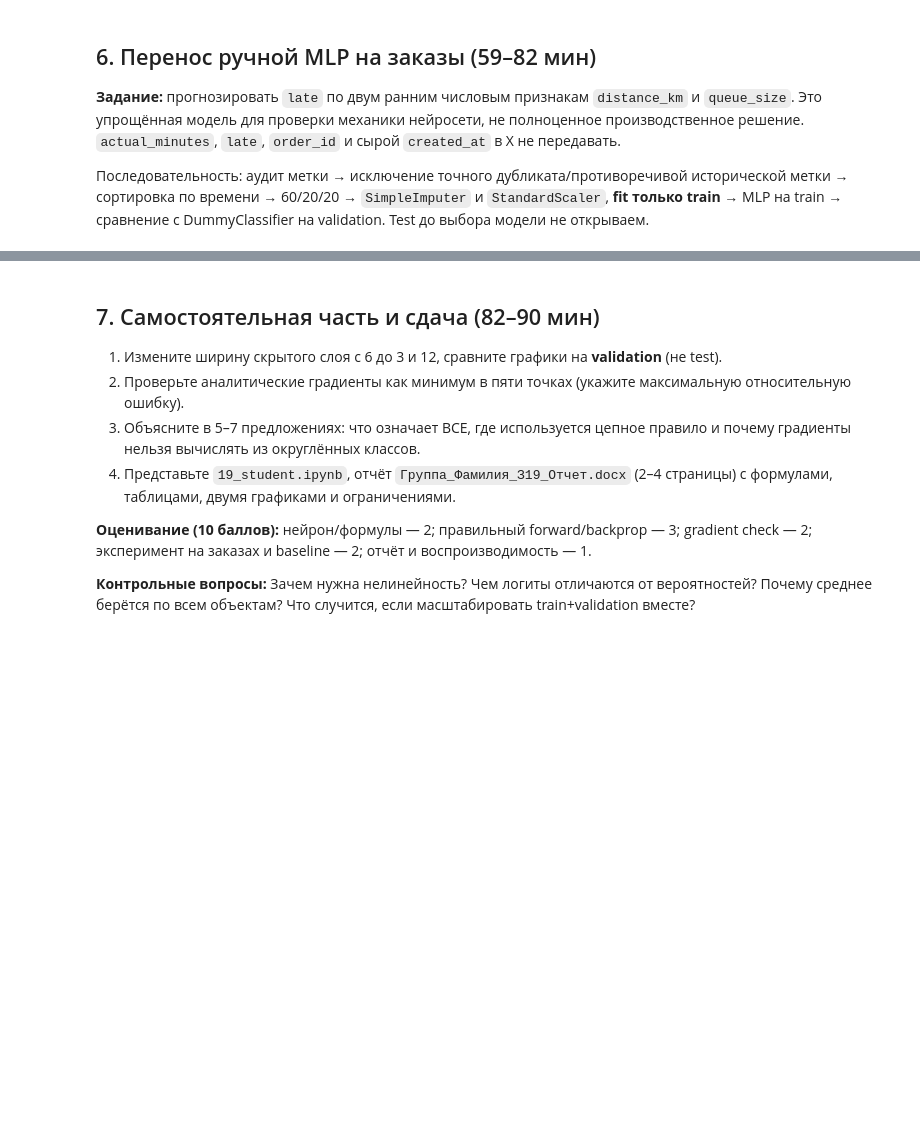
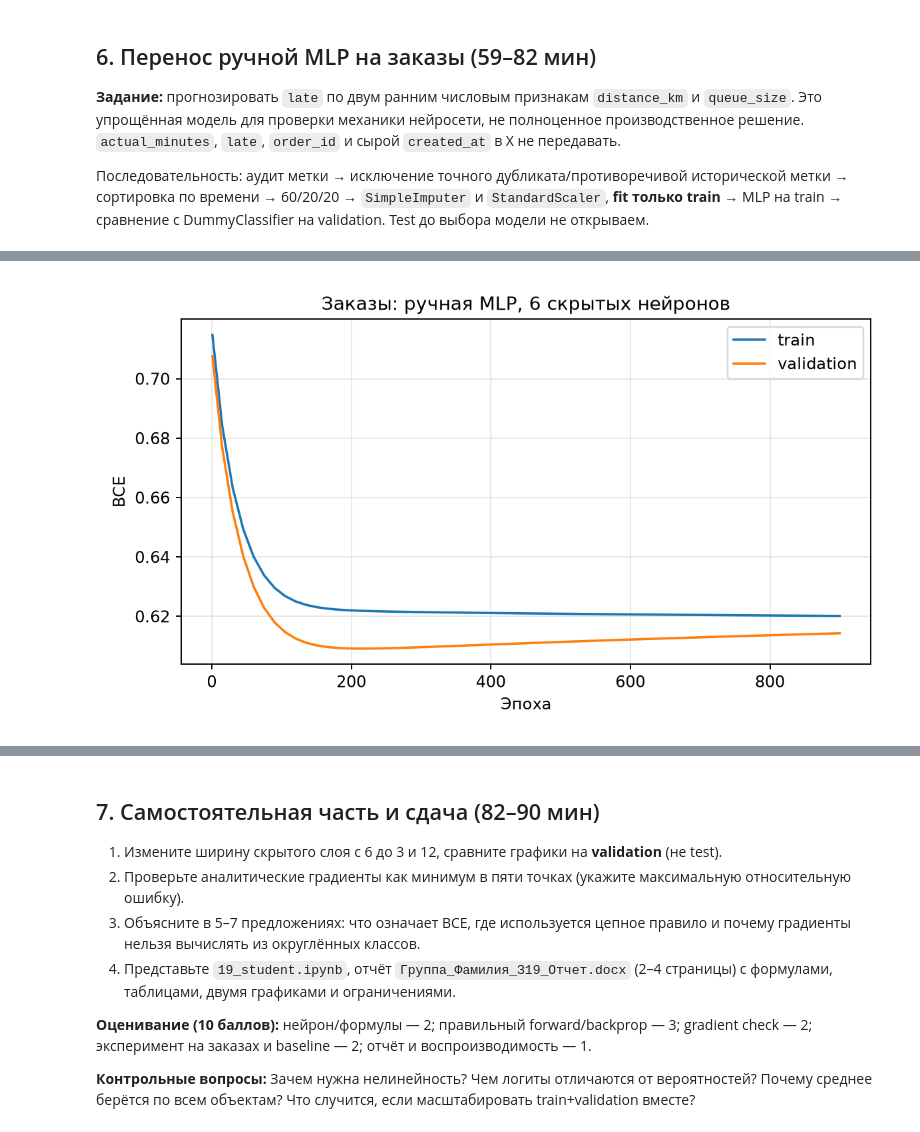
Before and after one commit to Vladislav-Evg-Sid/utmn-master-degree, a Jupyter notebook: tii/lb19/19_student.ipynb, the cells around one changed output, grey strips where cells are left out. Drawn from its saved outputs; the diff is of its cells as text; code cells hidden in the pictures; blank space fills up the shorter version.

```diff
--- a/tii/lb19/19_student.ipynb
+++ b/tii/lb19/19_student.ipynb
@@ -152,22 +278,71 @@ print('Train / Validation / Test:',len(tr),len(va),len(te))
 # %%
-manual=init_mlp(seed=42)
-htr,hva=[],[]
-for step in range(900):
-    pt,cache=forward(Xtr,manual)
-    grads=backward(ytr,pt,cache,manual)
-    for k in manual:
-        manual[k] -= 0.08*grads[k]
-    if step%15==0:
-        htr.append(binary_loss(ytr,forward(Xtr,manual)[0]))
-        hva.append(binary_loss(yva,forward(Xva,manual)[0]))
-probs=forward(Xva,manual)[0].ravel()
-pred=(probs>=.5).astype(int)
+def train_orders(hidden=6,lr=.08,epochs=900,seed=42):
+    model=init_mlp(n_hidden=hidden,seed=seed)
+    history=[]
+    for step in range(1,epochs+1):
+        pt,cache=forward(Xtr,model)
+        grads=backward(ytr,pt,cache,model)
+        for k in model:
+            model[k]-=lr*grads[k]
+        if step==1 or step%15==0:
+            history.append((step,binary_loss(ytr,forward(Xtr,model)[0]),
+                            binary_loss(yva,forward(Xva,model)[0])))
+    return model,pd.DataFrame(history,columns=['epoch','train_BCE','validation_BCE'])
+
+models={};histories={};width_rows=[]
+for width in [3,6,12]:
+    models[width],histories[width]=train_orders(hidden=width)
+    pv=forward(Xva,models[width])[0].ravel()
+    h=histories[width]
+    width_rows.append((width,h.train_BCE.iloc[-1],h.validation_BCE.iloc[-1],
+                       h.validation_BCE.min(),accuracy_score(yva.ravel(),pv>=.5),
+                       f1_score(yva.ravel(),pv>=.5,zero_division=0)))
+width_metrics=pd.DataFrame(width_rows,columns=['hidden','train_BCE','validation_BCE','min_validation_BCE','accuracy','F1'])
+display(width_metrics);width_metrics.to_csv('19_width_metrics.csv',index=False)
+
 dummy=DummyClassifier(strategy='most_frequent').fit(Xtr,ytr.ravel())
-base=dummy.predict(Xva)
-print(pd.DataFrame([
-    {'model':'Dummy (validation)','F1':f1_score(yva.ravel(),base,zero_division=0),'Accuracy':accuracy_score(yva.ravel(),base)},
-    {'model':'NumPy MLP (validation)','F1':f1_score(yva.ravel(),pred,zero_division=0),'Accuracy':accuracy_score(yva.ravel(),pred)}
-]))
-fig,ax=plt.subplots(figsize=(7,3));steps=np.arange(len(htr))*15
-ax.plot(steps,htr,label='train');ax.plot(steps,hva,label='validation')
-ax.set(xlabel='Итерация',ylabel='BCE',title='Ручная MLP: потери на разных выборках');ax.grid(alpha=.3);ax.legend();plt.show()
+pdummy=dummy.predict(Xva)
+pmlp=forward(Xva,models[6])[0].ravel()
+validation_metrics=pd.DataFrame([
+    ('Dummy most_frequent',accuracy_score(yva.ravel(),pdummy),f1_score(yva.ravel(),pdummy,zero_division=0)),
+    ('Ручная MLP (6)',accuracy_score(yva.ravel(),pmlp>=.5),f1_score(yva.ravel(),pmlp>=.5,zero_division=0))],
+    columns=['model','accuracy','F1'])
+display(validation_metrics);validation_metrics.to_csv('19_validation_metrics.csv',index=False)
+
+half_model,half_history=train_orders(hidden=6,lr=.04)
+half_pred=forward(Xva,half_model)[0].ravel()
+lr_metrics=pd.DataFrame([
+    (0.08,histories[6].train_BCE.iloc[-1],histories[6].validation_BCE.iloc[-1],
+     accuracy_score(yva.ravel(),pmlp>=.5),f1_score(yva.ravel(),pmlp>=.5,zero_division=0)),
+    (0.04,half_history.train_BCE.iloc[-1],half_history.validation_BCE.iloc[-1],
+     accuracy_score(yva.ravel(),half_pred>=.5),f1_score(yva.ravel(),half_pred>=.5,zero_division=0))],
+    columns=['learning_rate','train_BCE','validation_BCE','accuracy','F1'])
+display(lr_metrics);lr_metrics.to_csv('19_lr_metrics.csv',index=False)
+
+def save_plot(filename,draw):
+    fig,ax=plt.subplots(figsize=(7,4))
+    draw(ax)
+    ax.grid(alpha=.3);ax.legend();fig.tight_layout()
+    fig.savefig(filename,dpi=170);plt.close(fig)
+    display(Image(filename=filename))
+
+def draw_learning(ax):
+    h=histories[6]
+    ax.plot(h.epoch,h.train_BCE,label='train')
+    ax.plot(h.epoch,h.validation_BCE,label='validation')
+    ax.set(xlabel='Эпоха',ylabel='BCE',title='Заказы: ручная MLP, 6 скрытых нейронов')
+save_plot('19_orders_learning.png',draw_learning)
+
+def draw_width(ax):
+    for width in [3,6,12]:
+        h=histories[width];ax.plot(h.epoch,h.validation_BCE,label=f'{width} нейрона(ов)')
+    ax.set(xlabel='Эпоха',ylabel='Validation BCE',title='Ширина скрытого слоя')
+save_plot('19_width_comparison.png',draw_width)
+
+def draw_lr(ax):
+    ax.plot(histories[6].epoch,histories[6].validation_BCE,label='lr=0.08')
+    ax.plot(half_history.epoch,half_history.validation_BCE,label='lr=0.04')
+    ax.set(xlabel='Эпоха',ylabel='Validation BCE',title='Шаг обучения при 6 нейронах')
+save_plot('19_lr_comparison.png',draw_lr)
+print('Все метрики рассчитаны на validation; test не использован при подборе.')
+# %% [output]
@@ -173,0 +359 @@ ax.set(xlabel='Итерация',ylabel='BCE',title='Ручная MLP: поте
+[figure, added]
```
Also changed, not shown: parts of 8 cells of this notebook, 15 other files.
